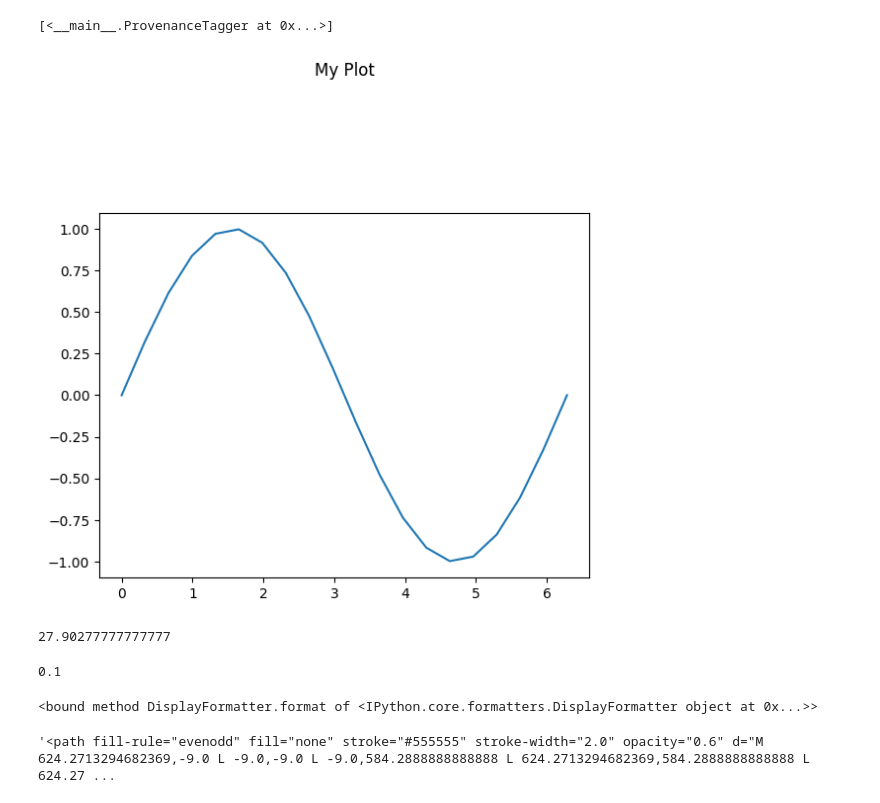
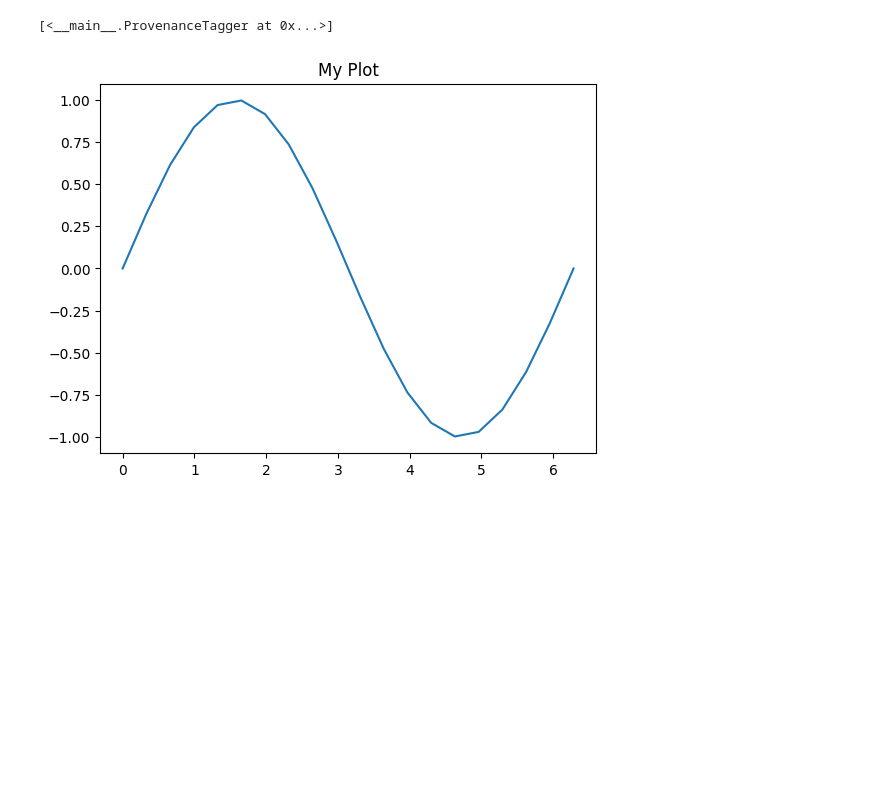
Before and after one commit to brianhempel/sketch-n-plot, a Jupyter notebook: Sketch-n-Plot.ipynb, the cells around one changed output. Cells and saved outputs as stored; diff of their text form; code cells hidden in the pictures; blank space fills up the shorter version.

```diff
--- a/Sketch-n-Plot.ipynb
+++ b/Sketch-n-Plot.ipynb
@@ -417,27 +417,21 @@ IPython.get_ipython().kernel.shell.ast_transformers
 # %%
 # mpl.use("module://matplotlib_inline.backend_inline")
 plt.ioff()
 fig, ax = plt.subplots()
 # ax.set_title(label, fontdict=None, loc='center', pad=None, **kwargs)
-text = ax.set_title("My Plot", pad=100, fontweight="normal")
+text = ax.set_title("My Plot", loc="center", pad=6)
 xs = np.linspace(0, 2 * np.pi, 20)
 ys = np.sin(xs)
 lines = ax.plot(xs, ys)
 
 # text._snp_loc
 
 # This is slow (lol):
 # tag_with_paths_deep(fig, "fig")
 # tag_with_paths_deep(ax, "ax")
 
-# pathlib.Path('snp.html').write_text(SNP(fig)._repr_html_())
+# pathlib.Path('scratch/snp.html').write_text(SNP(fig)._repr_html_())
 
 SNP(fig)
-# mpl.get_backend()
-# mpl._pylab_helpers.Gcf.get_all_fig_managers()
-# fig.canvas.manager.show()
-# import matplotlib_inline
-# print(matplotlib_inline.backend_inline._fetch_figure_metadata(fig))
-# IPython.display.display(fig)
 # %% [output]
-[figure, old version]
+[figure, new version]
@@ -446,26 +437,0 @@ IPython.get_ipython().kernel.shell.ast_transformers = []
-# %%
-bbox_inches = fig.get_tightbbox(fig.canvas.renderer)
-bbox_inches.x0 * fig.get_dpi()
-# %% [output]
-27.90277777777777
-# %%
-# format_dict, md_dict = IPython.InteractiveShell.instance().display_formatter.format(fig)
-# IPython.core.display_functions.publish_display_data(data=format_dict, metadata=md_dict)
-# format_dict
-mpl.rcParams['savefig.pad_inches']
-# %% [output]
-0.1
-# %%
-IPython.InteractiveShell.instance().display_formatter.format
-# %% [output]
-<bound method DisplayFormatter.format of <IPython.core.formatters.DisplayFormatter object at 0x...>>
-# %%
-import re
-
-fig_regions = regions(fig)
-
-_, shape, _ = fig_regions
-# shape.svg()
-re.sub(r'fill="[^"]*"', 'fill="none"', shape.svg(), count=1)
-# %% [output]
-'<path fill-rule="evenodd" fill="none" stroke="#555555" stroke-width="2.0" opacity="0.6" d="M 624.2713294682369,-9.0 L -9.0,-9.0 L -9.0,584.2888888888888 L 624.2713294682369,584.2888888888888 L 624.27 ...
```
Also changed, not shown: parts of 3 cells of this notebook, 1 other file.
